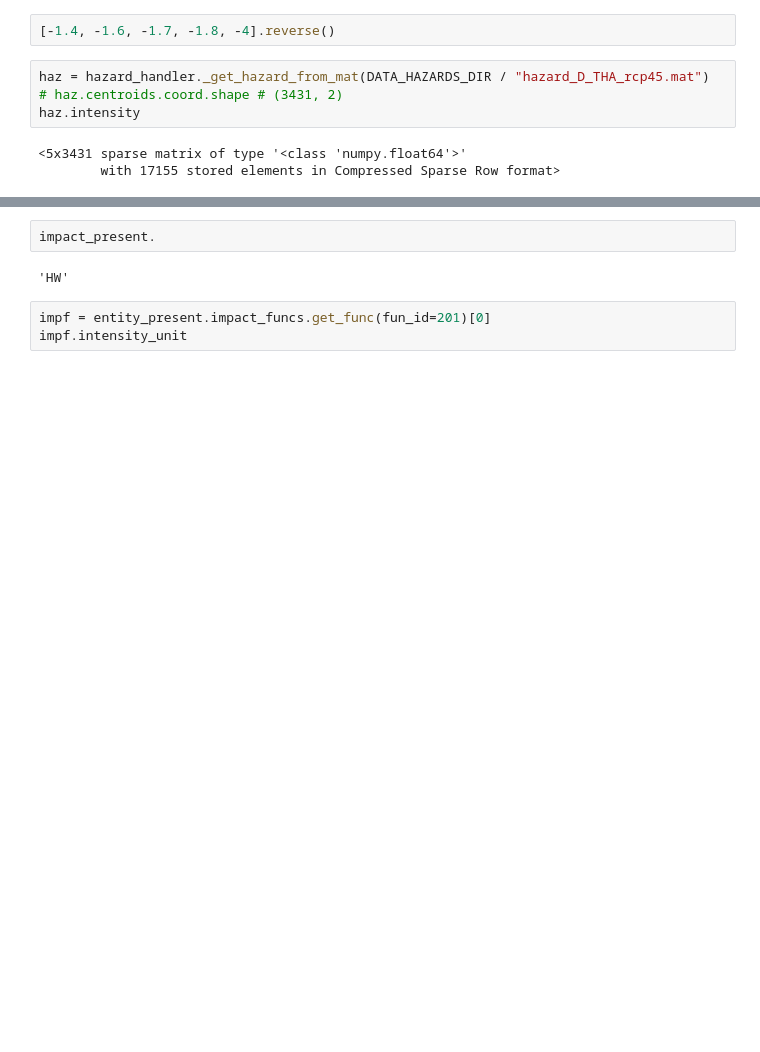
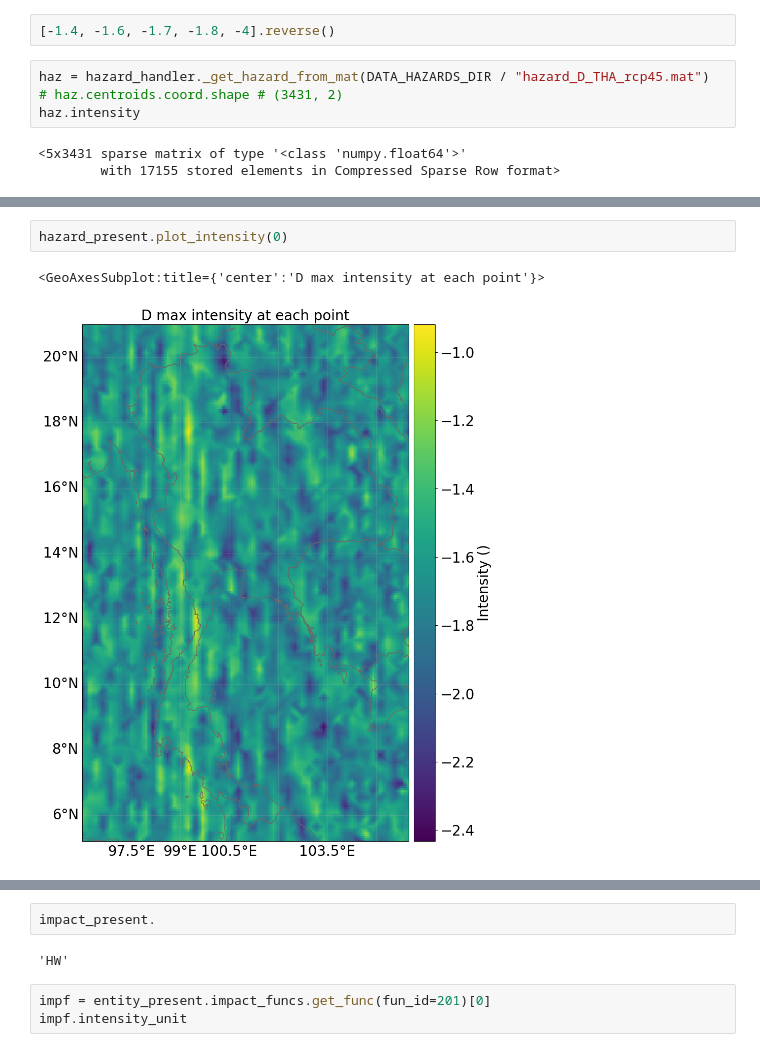
Before and after one commit to gkalomalos/ERA_projects_SWORD, a Jupyter notebook: backend/dev.ipynb, the cells around one changed output, grey strips where cells are left out. Saved outputs shown, nothing was run; the diff lists cells and outputs as text; blank space fills up the shorter version.

```diff
--- a/backend/dev.ipynb
+++ b/backend/dev.ipynb
@@ -430,0 +466,5 @@ Net Present Values
+# %%
+hazard_present.plot_intensity(0)
+# %% [output]
+<GeoAxesSubplot:title={'center':'D max intensity at each point'}>
+[figure, added]
```
Also changed, not shown: parts of 11 cells of this notebook, 1 other file.
